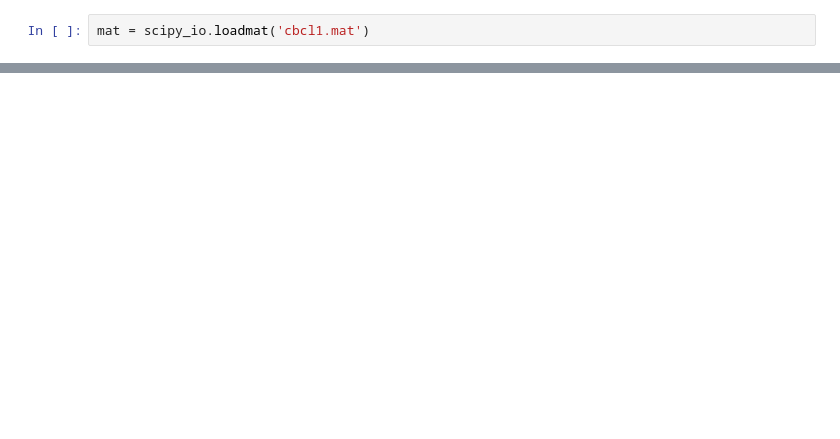
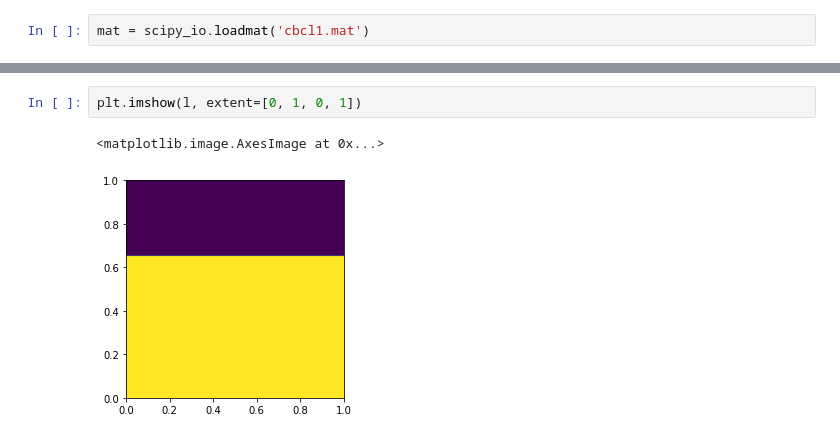
Before and after one commit to WyattGMadden/mathematics_of_machine_learning_group_19, a Jupyter notebook: labs/lab7/lab_7_wyatt_madden_dan_crowley.ipynb, the cells around one changed output, grey strips where cells are left out. Cells and saved outputs as stored; diff of their text form; blank space fills up the shorter version.

```diff
--- a/labs/lab7/lab_7_wyatt_madden_dan_crowley.ipynb
+++ b/labs/lab7/lab_7_wyatt_madden_dan_crowley.ipynb
@@ -94,0 +109,5 @@ TypeError: 'G' must be a 'd' matrix of size (7339, 7339)
+# %%
+plt.imshow(l, extent=[0, 1, 0, 1])
+# %% [output]
+<matplotlib.image.AxesImage at 0x...>
+[figure, added]
```
Also changed, not shown: parts of 14 cells of this notebook, 5 other files.
